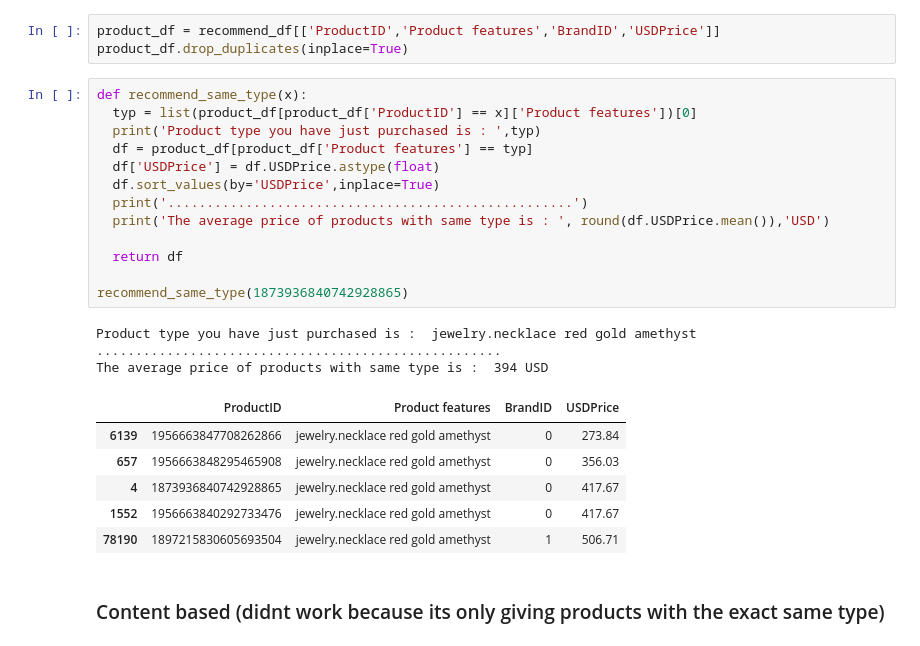
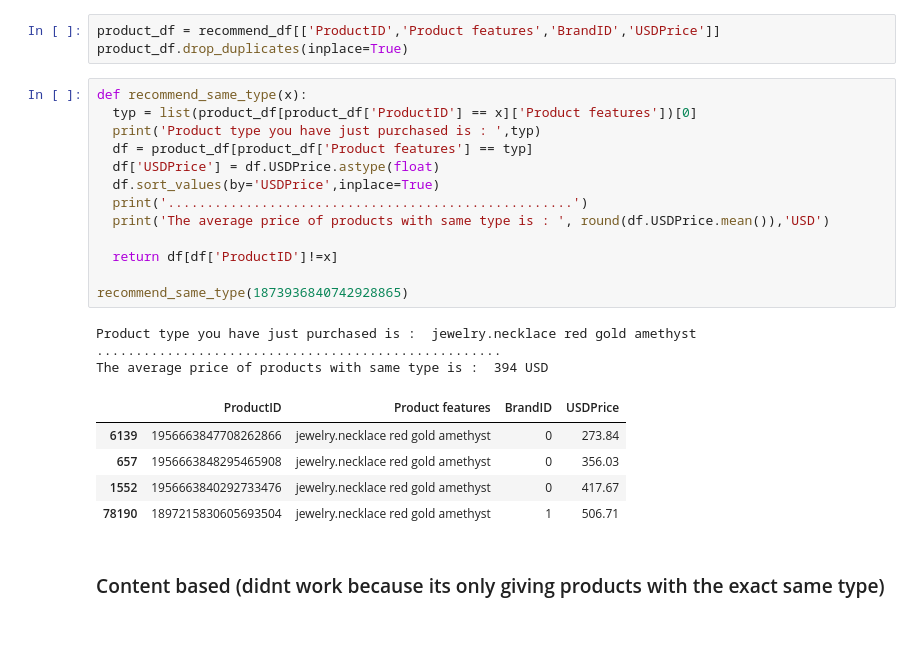
Before and after one commit to risa1796/-A-Study-of-Customers-Insurance-Charges, a Jupyter notebook: E_Commerce_Jewelry.ipynb, the cells around one changed output. Saved outputs shown, nothing was run; the diff lists cells and outputs as text.

```diff
--- a/E_Commerce_Jewelry.ipynb
+++ b/E_Commerce_Jewelry.ipynb
@@ -860,24 +860,23 @@ product_df.drop_duplicates(inplace=True)
 # %%
 def recommend_same_type(x):
   typ = list(product_df[product_df['ProductID'] == x]['Product features'])[0]
   print('Product type you have just purchased is : ',typ)
   df = product_df[product_df['Product features'] == typ]
   df['USDPrice'] = df.USDPrice.astype(float)
   df.sort_values(by='USDPrice',inplace=True)
   print('....................................................')
   print('The average price of products with same type is : ', round(df.USDPrice.mean()),'USD')
 
-  return df
+  return df[df['ProductID']!=x]
 
 recommend_same_type(1873936840742928865)
 # %% [output]
 Product type you have just purchased is :  jewelry.necklace red gold amethyst
 ....................................................
 The average price of products with same type is :  394 USD
 |  | ProductID | Product features | BrandID | USDPrice |
 | 6139 | 1956663847708262866 | jewelry.necklace red gold amethyst | 0 | 273.84 |
 | 657 | 1956663848295465908 | jewelry.necklace red gold amethyst | 0 | 356.03 |
-| 4 | 1873936840742928865 | jewelry.necklace red gold amethyst | 0 | 417.67 |
 | 1552 | 1956663840292733476 | jewelry.necklace red gold amethyst | 0 | 417.67 |
 | 78190 | 1897215830605693504 | jewelry.necklace red gold amethyst | 1 | 506.71 |
 # %% [markdown]
```
